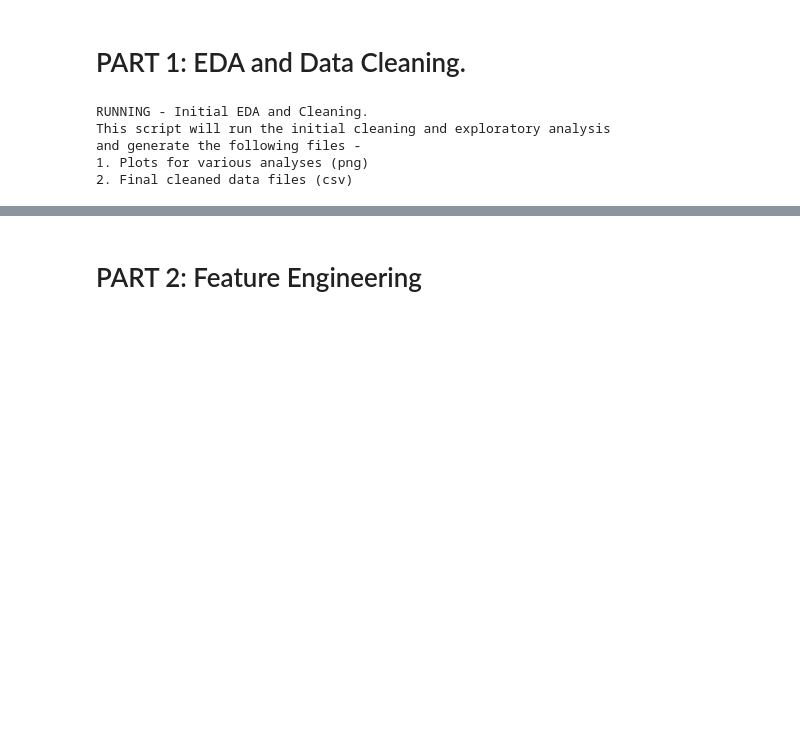
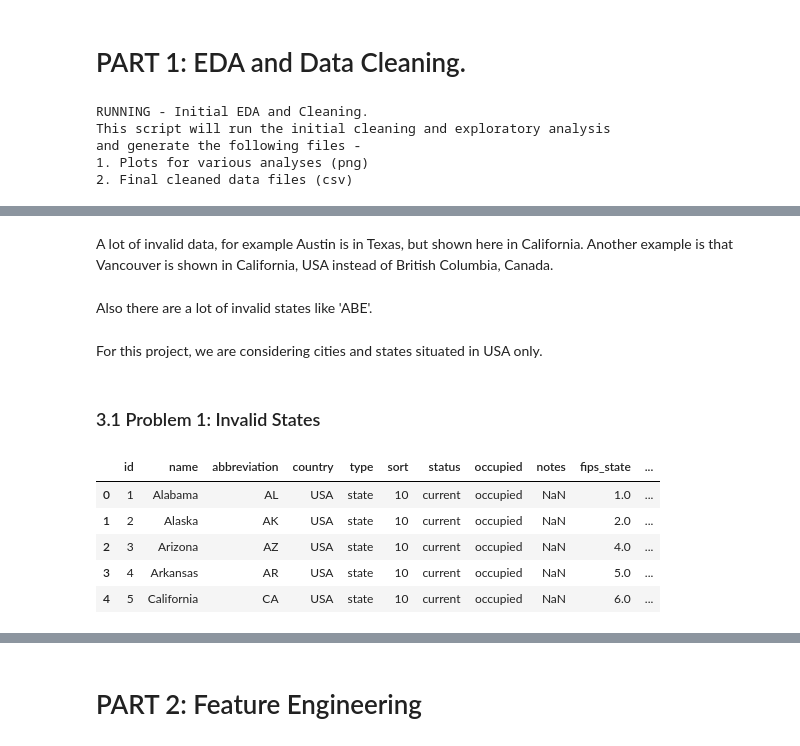
Before and after one commit to eshasah/CMPE_255_Group_4, a Jupyter notebook: Team_Project_Restaurant_Success.ipynb, the cells around one changed output, grey strips where cells are left out. Cells and saved outputs as stored; diff of their text form; code cells hidden in the pictures; blank space fills up the shorter version.

```diff
--- a/Team_Project_Restaurant_Success.ipynb
+++ b/Team_Project_Restaurant_Success.ipynb
@@ -34,0 +163,8 @@ business = pd.read_csv(fpath)
+# %% [markdown]
+A lot of invalid data, for example Austin is in Texas, but shown here in California. Another example is that Vancouver is shown in California, USA instead of British Columbia, Canada.
+# %% [markdown]
+Also there are a lot of invalid states like 'ABE'.
+# %% [markdown]
+For this project, we are considering cities and states situated in USA only.
+# %% [markdown]
+### 3.1 Problem 1: Invalid States
@@ -34,0 +173,9 @@ business = pd.read_csv(fpath)
+# %%
+USA_states.head() # https://statetable.com/
+# %% [output]
+|  | id | name | abbreviation | country | type | sort | status | occupied | notes | fips_state | ... |
+| 0 | 1 | Alabama | AL | USA | state | 10 | current | occupied | NaN | 1.0 | ... |
+| 1 | 2 | Alaska | AK | USA | state | 10 | current | occupied | NaN | 2.0 | ... |
+| 2 | 3 | Arizona | AZ | USA | state | 10 | current | occupied | NaN | 4.0 | ... |
+| 3 | 4 | Arkansas | AR | USA | state | 10 | current | occupied | NaN | 5.0 | ... |
+| 4 | 5 | California | CA | USA | state | 10 | current | occupied | NaN | 6.0 | ... |
```
Also changed, not shown: parts of 50 cells of this notebook.
